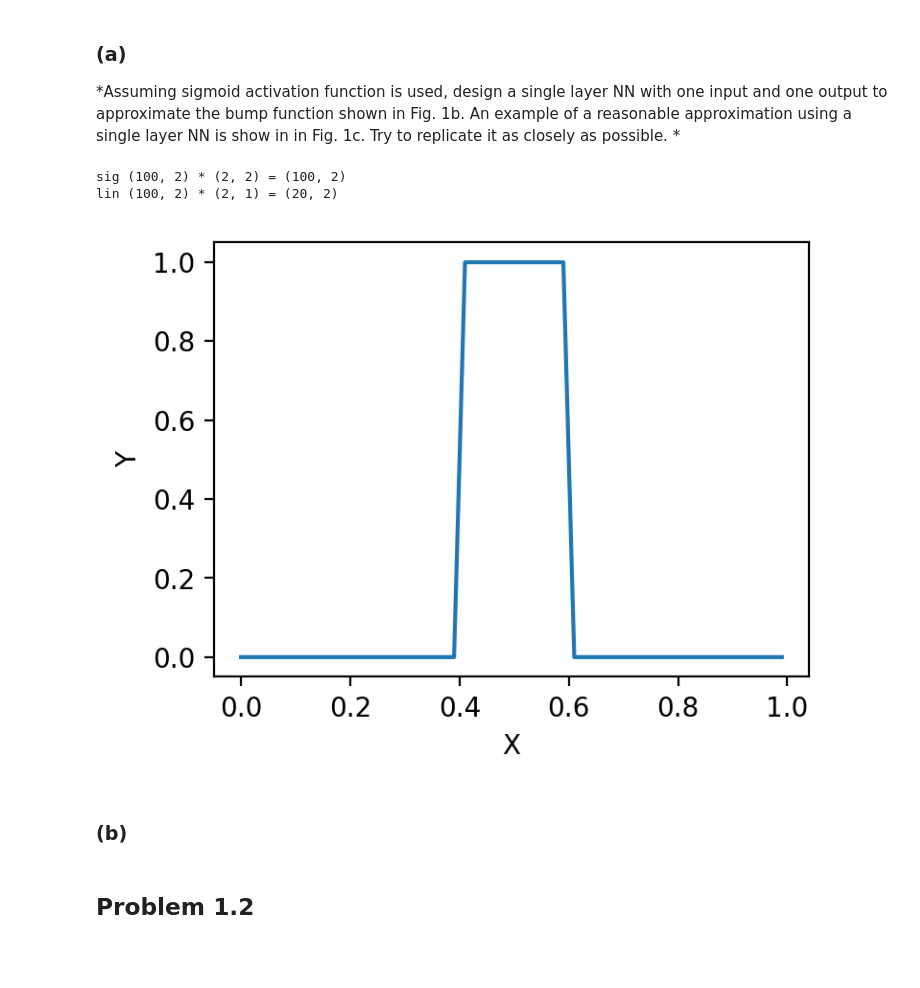
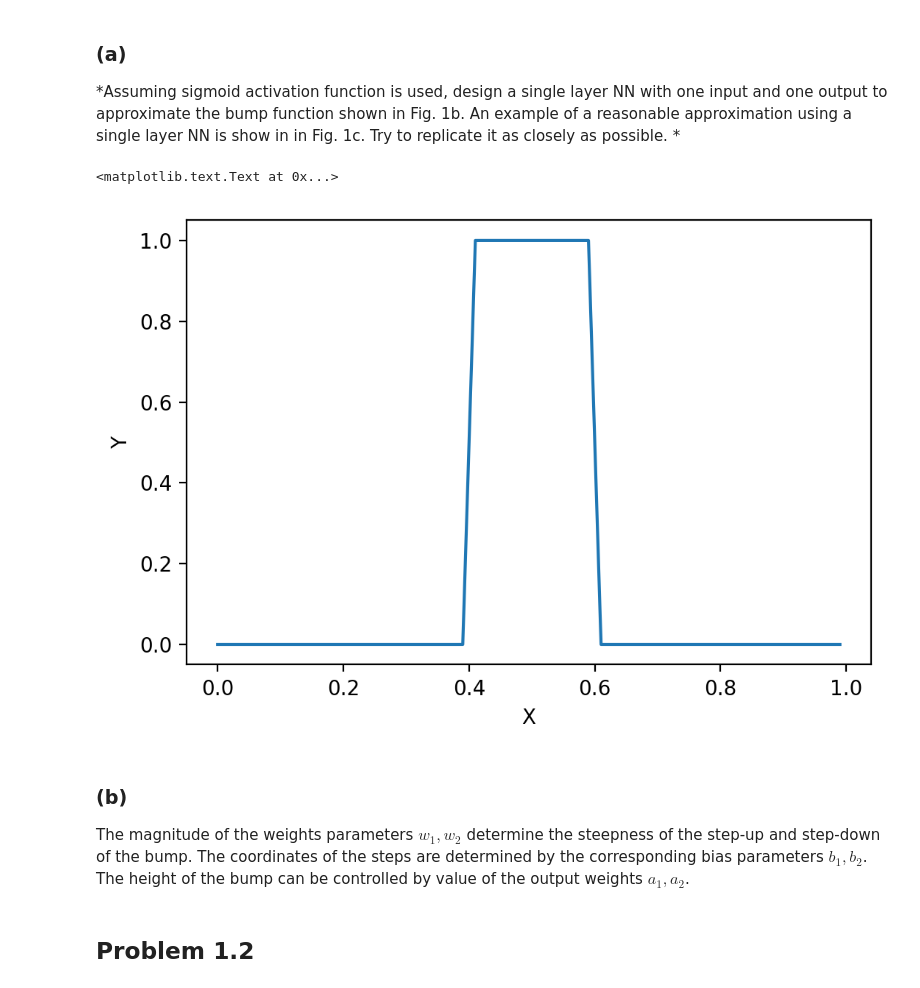
Before and after one commit to abdohlman/COMPSCI571_HW6, a Jupyter notebook: COMPSCI_571_HW6.ipynb, the cells around one changed output. Drawn from its saved outputs; the diff is of its cells as text; code cells hidden in the pictures; blank space fills up the shorter version.

```diff
--- a/COMPSCI_571_HW6.ipynb
+++ b/COMPSCI_571_HW6.ipynb
@@ -27,49 +27,40 @@ approximate it is to construct several ”bumps” as shown in Fig. 1a.*
 # %% [markdown]
 ### (a)
 *Assuming sigmoid activation function is used, design a single layer NN with one input and one output to approximate the bump function shown in Fig. 1b. An example of a reasonable approximation using a single layer NN is show in in Fig. 1c. Try to replicate it as closely as possible. *
-# %%
-## INPUT LAYER ##
-
-t = 0.01
-X = np.matrix(np.arange(0,1,t)).T
-L0 = np.hstack((X, np.ones((len(X),1)))) # Bias column
-
-
-## LAYER 1 ##
-
-w1, w2 = 1000, -1000 # Slopes
-b1, b2 = 0.4, 0.6 # Intercepts
-
-W0 = np.array([[w1, w2], [-b1*w1, -b2*w2]])
-
-L1 = sig(np.dot(L0,W0))
-
-print 'sig',L0.shape,'*',W0.shape,'=',L1.shape
-
-
-## OUTPUT LAYER ##
-
-a1, a2 = 1.0, 1.0
-b = -1
-W1 = np.array([[a,a]]).T
-
-Y = np.dot(L1,W1) + b
-
-print 'lin',L1.shape,'*',W1.shape,'=',L2.shape
-
-
-## PLOT IT ##
-
-fig = plt.figure(figsize=(4,3), dpi=200)
-plt.plot(X, Y, label='Y')
-plt.xlabel('X'); plt.ylabel('Y')
-plt.show()
-# %% [output]
-sig (100, 2) * (2, 2) = (100, 2)
-lin (100, 2) * (2, 1) = (20, 2)
-[figure, removed]
-# %% [markdown]
-### (b)
+# %%
+## ARCHITECTURE: (1) --> (2) --> (1)
+
+step = 0.01
+
+def bump2D(x):
+
+    w1, w2 = 1000, -1000 # Weights
+    b1, b2 = 0.4, 0.6 # Bias
+
+    hidden1 = sig( (x - b1)*w1 )
+    hidden2 = sig( (x - b2)*w2 )
+
+    a1, a2 = 1.0, 1.0 # Weights
+    c1, c2 = 0.5, 0.5 # Bias
+
+    output = np.dot([hidden1 - c1, hidden2 - c2],[a1, a2])
+
+    return output
+
+
+X = np.arange(0,1,step)
+Y = map(bump2D, X)
+
+fig = plt.figure(figsize=(6,4), dpi=200)
+plt.plot(X, Y)
+plt.xlabel('X'); plt.ylabel('Y')
+# %% [output]
+<matplotlib.text.Text at 0x...>
+[figure, added]
+# %% [markdown]
+### (b)
+
+The magnitude of the weights parameters $w_1,w_2$ determine the steepness of the step-up and step-down of the bump. The coordinates of the steps are determined by the corresponding bias parameters $b_1,b_2$. The height of the bump can be controlled by value of the output weights $a_1,a_2$.
 # %% [markdown]
 ## Problem 1.2
 # %%
```
Also changed, not shown: parts of 19 cells of this notebook, 1 other file.
